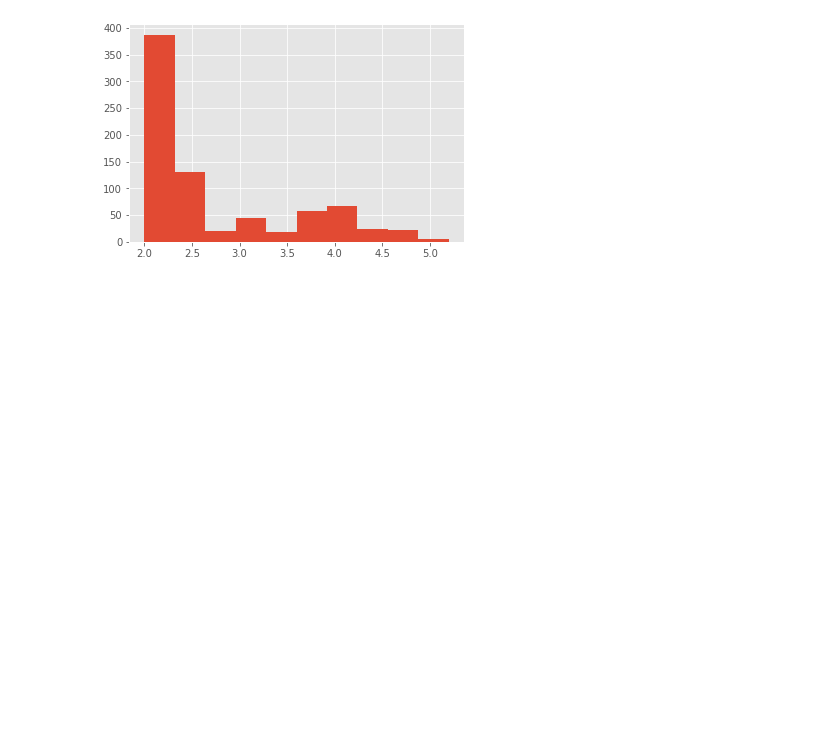
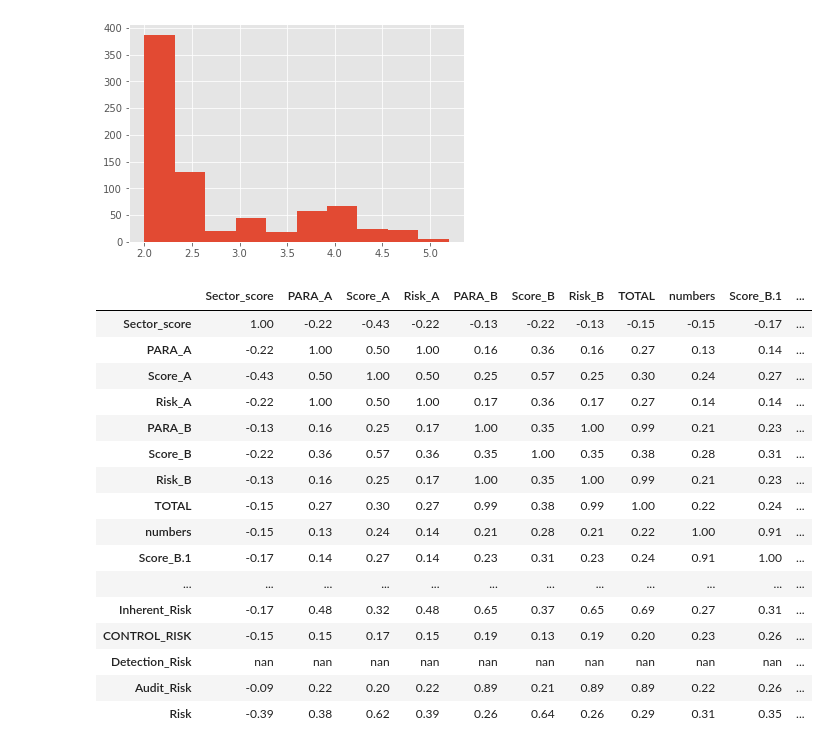
Before and after one commit to MusfiqDehan/1811821042_CSE445_Spring21, a Jupyter notebook: Problem-1/audit.ipynb, the cells around one changed output. Saved outputs shown, nothing was run; the diff lists cells and outputs as text; code cells hidden in the pictures; blank space fills up the shorter version.

```diff
--- a/Problem-1/audit.ipynb
+++ b/Problem-1/audit.ipynb
@@ -160,3 +160,26 @@ plt.savefig('plots/score.jpg')
 plt.show()
 # %% [output]
 [figure]
+# %%
+corr = df.corr()
+corr.style.background_gradient(cmap='coolwarm')
+cm = sns.diverging_palette(220, 20, sep=20, as_cmap=True)
+corr.style.background_gradient(cmap=cm).set_precision(2)
+# %% [output]
+|  | Sector_score | PARA_A | Score_A | Risk_A | PARA_B | Score_B | Risk_B | TOTAL | numbers | Score_B.1 | ... |
+| Sector_score | 1.00 | -0.22 | -0.43 | -0.22 | -0.13 | -0.22 | -0.13 | -0.15 | -0.15 | -0.17 | ... |
+| PARA_A | -0.22 | 1.00 | 0.50 | 1.00 | 0.16 | 0.36 | 0.16 | 0.27 | 0.13 | 0.14 | ... |
+| Score_A | -0.43 | 0.50 | 1.00 | 0.50 | 0.25 | 0.57 | 0.25 | 0.30 | 0.24 | 0.27 | ... |
+| Risk_A | -0.22 | 1.00 | 0.50 | 1.00 | 0.17 | 0.36 | 0.17 | 0.27 | 0.14 | 0.14 | ... |
+| PARA_B | -0.13 | 0.16 | 0.25 | 0.17 | 1.00 | 0.35 | 1.00 | 0.99 | 0.21 | 0.23 | ... |
+| Score_B | -0.22 | 0.36 | 0.57 | 0.36 | 0.35 | 1.00 | 0.35 | 0.38 | 0.28 | 0.31 | ... |
+| Risk_B | -0.13 | 0.16 | 0.25 | 0.17 | 1.00 | 0.35 | 1.00 | 0.99 | 0.21 | 0.23 | ... |
+| TOTAL | -0.15 | 0.27 | 0.30 | 0.27 | 0.99 | 0.38 | 0.99 | 1.00 | 0.22 | 0.24 | ... |
+| numbers | -0.15 | 0.13 | 0.24 | 0.14 | 0.21 | 0.28 | 0.21 | 0.22 | 1.00 | 0.91 | ... |
+| Score_B.1 | -0.17 | 0.14 | 0.27 | 0.14 | 0.23 | 0.31 | 0.23 | 0.24 | 0.91 | 1.00 | ... |
+| ... | ... | ... | ... | ... | ... | ... | ... | ... | ... | ... | ... |
+| Inherent_Risk | -0.17 | 0.48 | 0.32 | 0.48 | 0.65 | 0.37 | 0.65 | 0.69 | 0.27 | 0.31 | ... |
+| CONTROL_RISK | -0.15 | 0.15 | 0.17 | 0.15 | 0.19 | 0.13 | 0.19 | 0.20 | 0.23 | 0.26 | ... |
+| Detection_Risk | nan | nan | nan | nan | nan | nan | nan | nan | nan | nan | ... |
+| Audit_Risk | -0.09 | 0.22 | 0.20 | 0.22 | 0.89 | 0.21 | 0.89 | 0.89 | 0.22 | 0.26 | ... |
+| Risk | -0.39 | 0.38 | 0.62 | 0.39 | 0.26 | 0.64 | 0.26 | 0.29 | 0.31 | 0.35 | ... |
```
